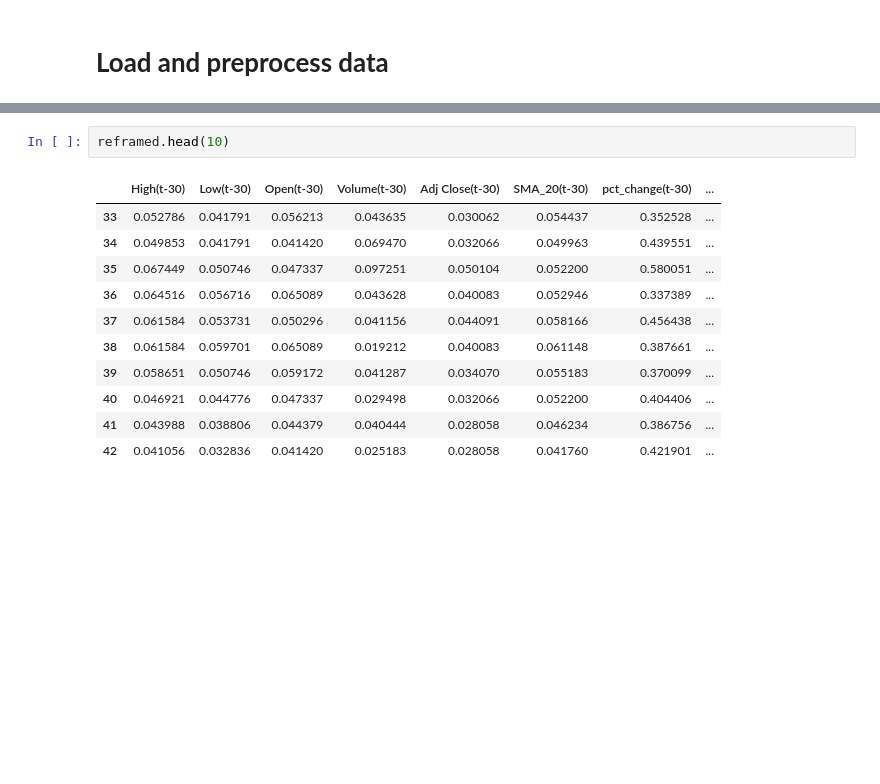
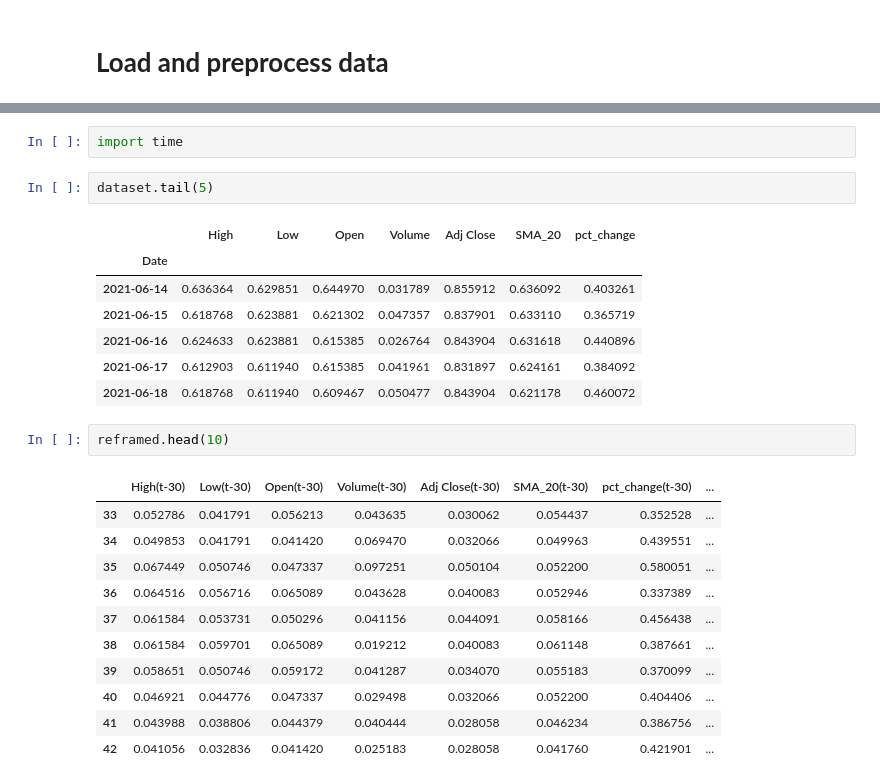
Before and after one commit to KatieMarsh/STONK, a Jupyter notebook: stock_prediction_LSTM_pytorch.ipynb, the cells around one changed output, grey strips where cells are left out. Drawn from its saved outputs; the diff is of its cells as text; blank space fills up the shorter version.

```diff
--- a/stock_prediction_LSTM_pytorch.ipynb
+++ b/stock_prediction_LSTM_pytorch.ipynb
@@ -134,3 +126,15 @@ reframed.drop(['High(t)','Low(t)','Open(t)','Volume(t)','Adj Close(t)','SMA_20(t
+# %%
+import time
+# %%
+dataset.tail(5)
+# %% [output]
+|  | High | Low | Open | Volume | Adj Close | SMA_20 | pct_change |
+| Date |  |  |  |  |  |  |  |
+| 2021-06-14 | 0.636364 | 0.629851 | 0.644970 | 0.031789 | 0.855912 | 0.636092 | 0.403261 |
+| 2021-06-15 | 0.618768 | 0.623881 | 0.621302 | 0.047357 | 0.837901 | 0.633110 | 0.365719 |
+| 2021-06-16 | 0.624633 | 0.623881 | 0.615385 | 0.026764 | 0.843904 | 0.631618 | 0.440896 |
+| 2021-06-17 | 0.612903 | 0.611940 | 0.615385 | 0.041961 | 0.831897 | 0.624161 | 0.384092 |
+| 2021-06-18 | 0.618768 | 0.611940 | 0.609467 | 0.050477 | 0.843904 | 0.621178 | 0.460072 |
 # %%
 reframed.head(10)
 # %% [output]
```
Also changed, not shown: parts of 29 cells of this notebook.
